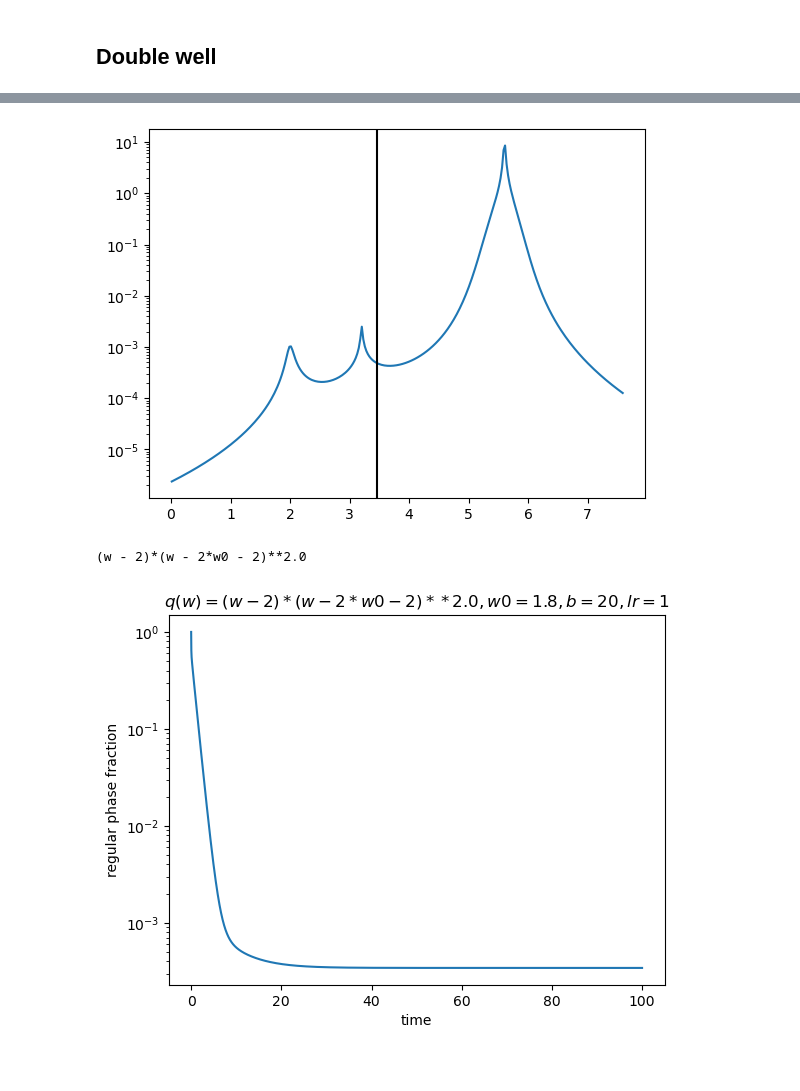
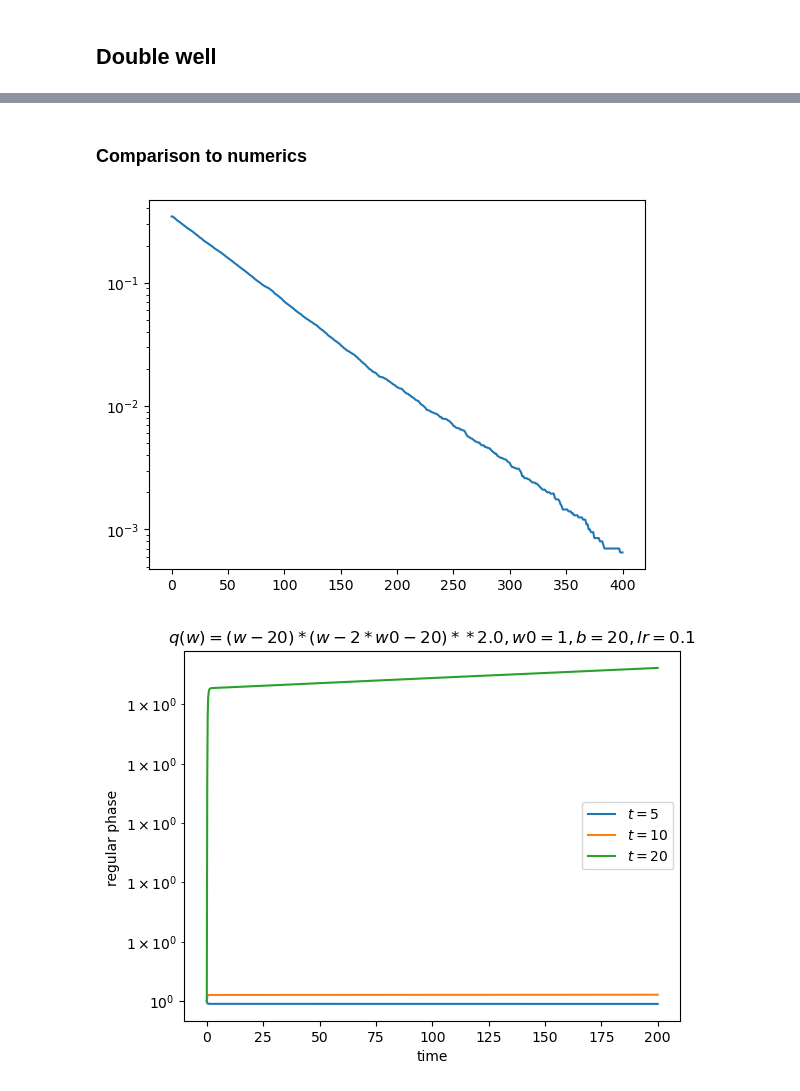
Before and after one commit to gcorlouer/sgd_on_singularities, a Jupyter notebook: experiments/FK_finite_volume.ipynb, the cells around one changed output, grey strips where cells are left out. Drawn from its saved outputs; the diff is of its cells as text; code cells hidden in the pictures.

```diff
--- a/experiments/FK_finite_volume.ipynb
+++ b/experiments/FK_finite_volume.ipynb
@@ -567,0 +515,4 @@ plt.axvline(x=wmax, color='k')
+# %%
+nsteps = 50
+nseeds = 10**5
+data = [SGD_evolve(seed, nsteps) for seed in range(nseeds)]
@@ -567,0 +572,2 @@ plt.axvline(x=wmax, color='k')
+# %% [markdown]
+### Comparison to numerics
@@ -568,30 +576,49 @@ plt.axvline(x=wmax, color='k')
 # %%
 fig, ax = plt.subplots()
-plt.plot(x, Ps[-1])
-wmax = (2*wleft + wright)/3
-plt.axvline(x=wmax, color='k')
+ax.plot(sgddat)
 ax.set_yscale('log')
 # %% [output]
-[figure, old version]
+[figure, new version]
-# %%
-data = np.array(Ps)
-# index such that i < icut are points classified as "in the regular phase"
-icut = int(nw*wmax/L)
-# %%
-print(q)
-# %% [output]
-(w - 2)*(w - 2*w0 - 2)**2.0
+# %%
+lr = 0.1
+dt = .1
+time = 200
+nw = 5000
+a = 1
+x, P = dict(), dict()
+ts = [5, 10, 20]
+for t in ts:
+    wl = t-1
+    wr = t
+    x[t], P[t] = simulate(lr, dt, time, a, t, nw, wl, wr)
 # %%
-# normalization factor
-norm = np.sum(data[0])
-reg = np.sum(data[:].T[:icut]/norm, axis = 0)
 fig, ax = plt.subplots()
-plt.plot(dt*np.arange(steps+1), reg)
+for t in ts:
+    data = np.array(P[t])
+    # index such that i < icut are points classified as "in the regular phase"
+    wleft = t
+    wright = 2*a + t
+    wmax = (2*wleft + wright)/3
+    L = 2*a+t+2
+    icut = int(nw*wmax/L)
+    # normalization factor
+    norm = np.sum(data[0])
+    reg = np.sum(data[:].T[:icut]/norm, axis = 0)
+
+    # remove inital points
+    i0 = 0
+    filt = reg[i0:]
+    plt.plot(dt*(np.arange(len(filt))+i0), filt, label=f'$t={t}$')
+
+w, w0 = sym.symbols('w w0')
+q = (w-t)*(w-2*w0-t)**2.
+b = 20
 ax.set_yscale('log')
 plt.xlabel('time')
 plt.ylabel('regular phase ')
 plt.title(f'$q(w)={q}, w0={a}, b={b}, lr={lr}$')
+plt.legend()
 plt.savefig('escape_fp.png', dpi=150)
 plt.show()
 # %% [output]
-[figure, old version]
+[figure, new version]
```
Also changed, not shown: parts of 65 cells of this notebook.
